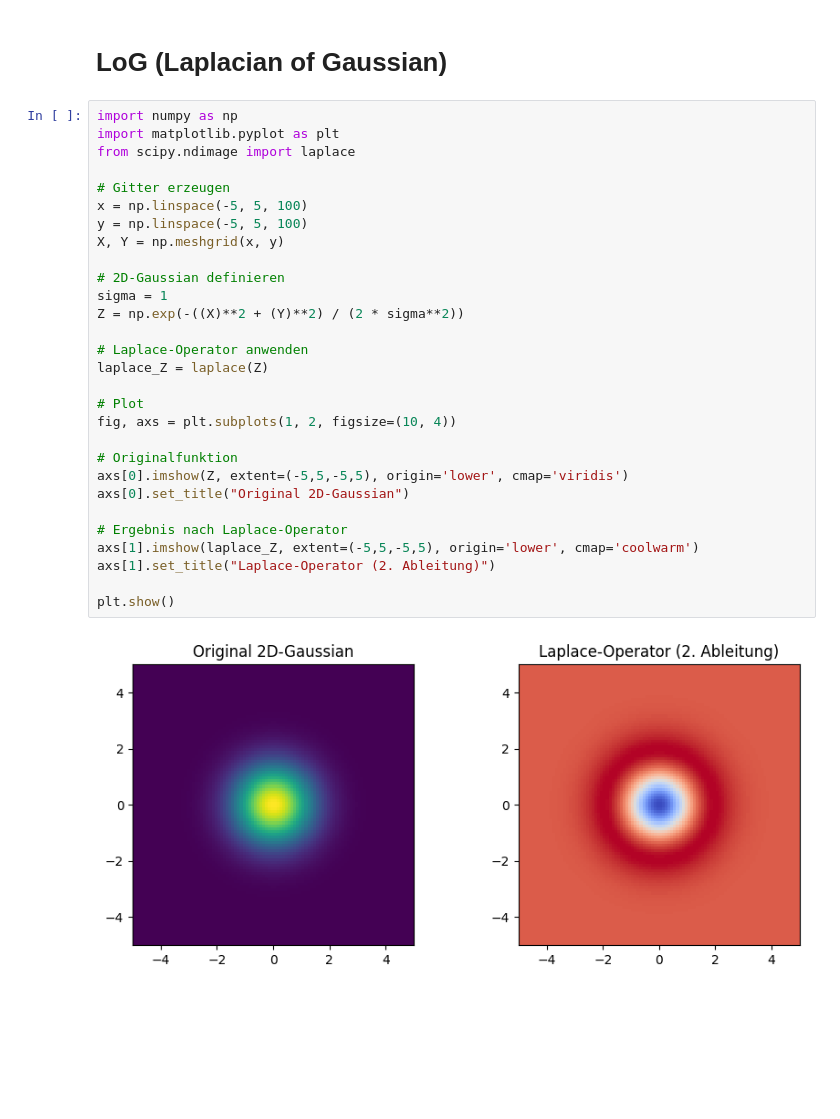
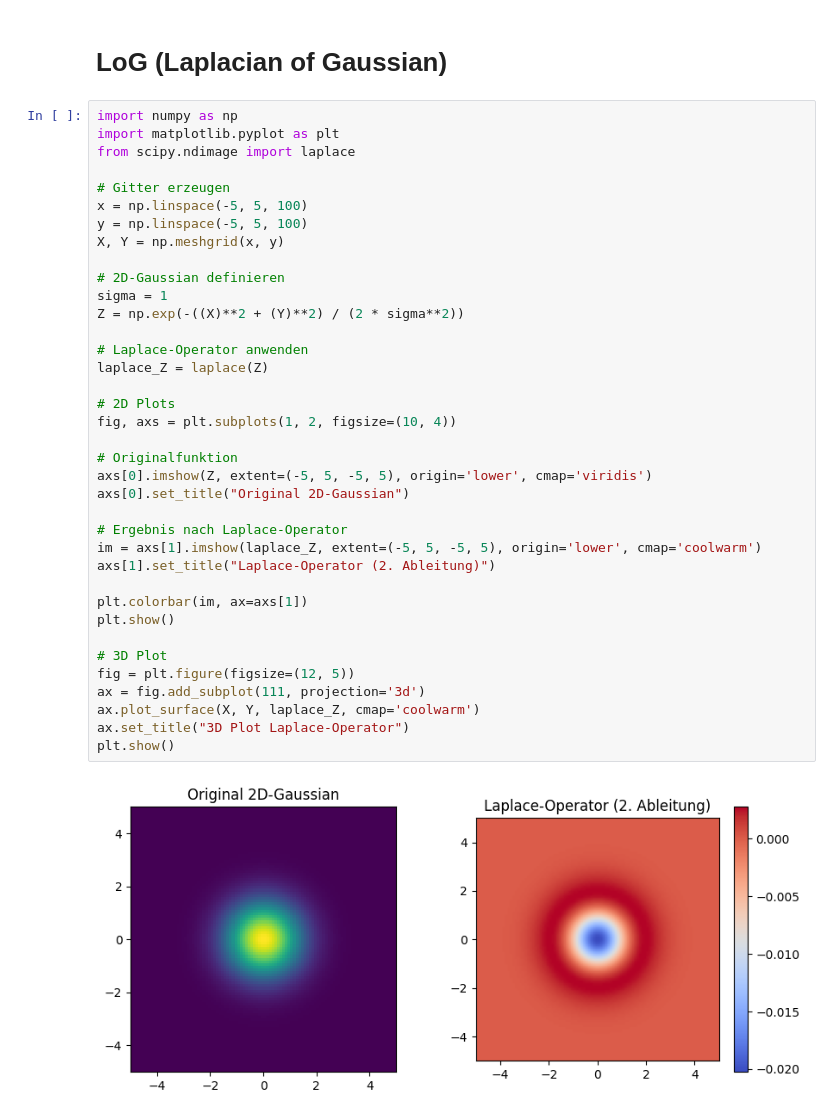
Before and after one commit to lukestairwalker/OpenCV, a Jupyter notebook: notebooks/filter.ipynb, the cells around one changed output. Saved outputs shown, nothing was run; the diff lists cells and outputs as text; blank space fills up the shorter version.

```diff
--- a/notebooks/filter.ipynb
+++ b/notebooks/filter.ipynb
@@ -128,31 +181,39 @@ plt.show()
 # %%
 import numpy as np
 import matplotlib.pyplot as plt
 from scipy.ndimage import laplace
 
 # Gitter erzeugen
 x = np.linspace(-5, 5, 100)
 y = np.linspace(-5, 5, 100)
 X, Y = np.meshgrid(x, y)
 
 # 2D-Gaussian definieren
 sigma = 1
 Z = np.exp(-((X)**2 + (Y)**2) / (2 * sigma**2))
 
 # Laplace-Operator anwenden
 laplace_Z = laplace(Z)
 
-# Plot
+# 2D Plots
 fig, axs = plt.subplots(1, 2, figsize=(10, 4))
 
 # Originalfunktion
-axs[0].imshow(Z, extent=(-5,5,-5,5), origin='lower', cmap='viridis')
+axs[0].imshow(Z, extent=(-5, 5, -5, 5), origin='lower', cmap='viridis')
 axs[0].set_title("Original 2D-Gaussian")
 
 # Ergebnis nach Laplace-Operator
-axs[1].imshow(laplace_Z, extent=(-5,5,-5,5), origin='lower', cmap='coolwarm')
+im = axs[1].imshow(laplace_Z, extent=(-5, 5, -5, 5), origin='lower', cmap='coolwarm')
 axs[1].set_title("Laplace-Operator (2. Ableitung)")
 
+plt.colorbar(im, ax=axs[1])
 plt.show()
+
+# 3D Plot
+fig = plt.figure(figsize=(12, 5))
+ax = fig.add_subplot(111, projection='3d')
+ax.plot_surface(X, Y, laplace_Z, cmap='coolwarm')
+ax.set_title("3D Plot Laplace-Operator")
+plt.show()
 # %% [output]
-[figure, old version]
+[figure, new version]
```
Also changed, not shown: parts of 3 cells of this notebook, 1 other file.
